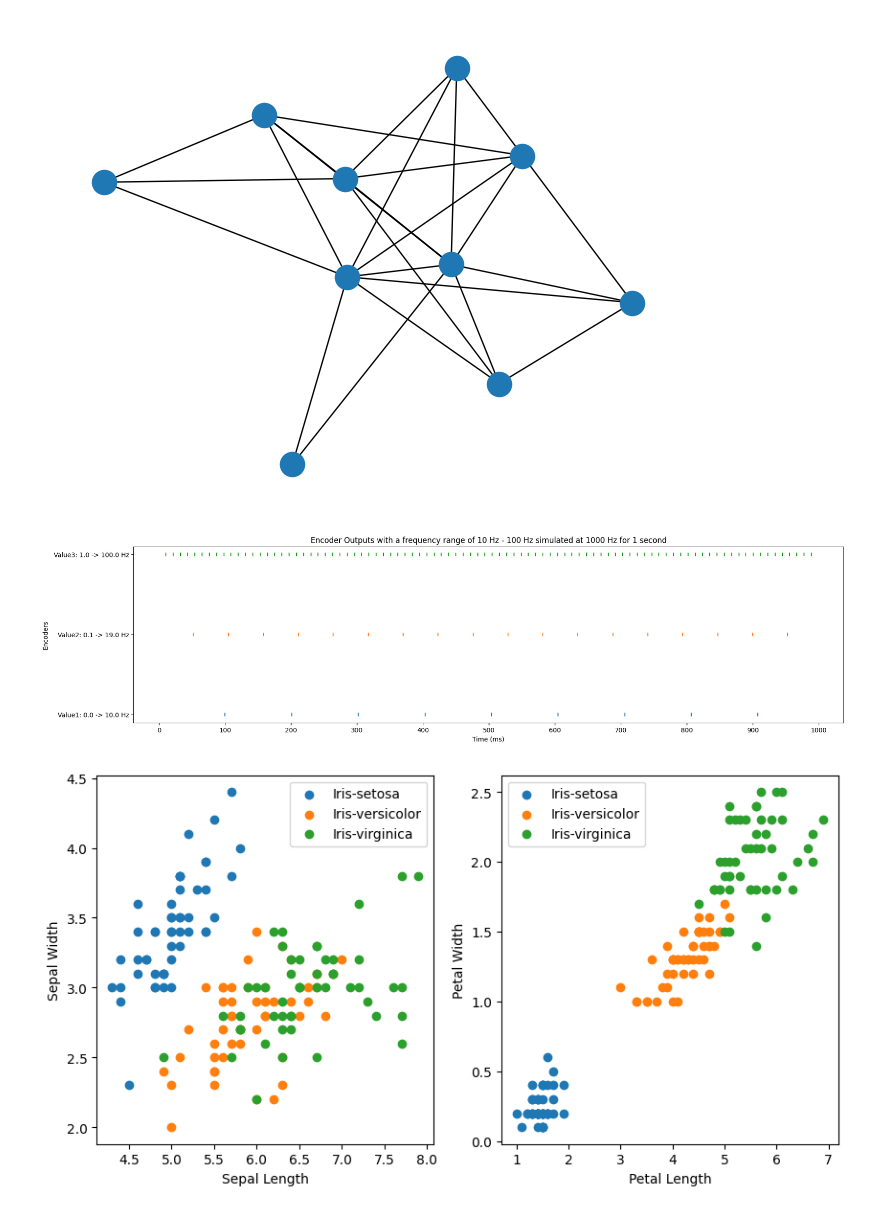
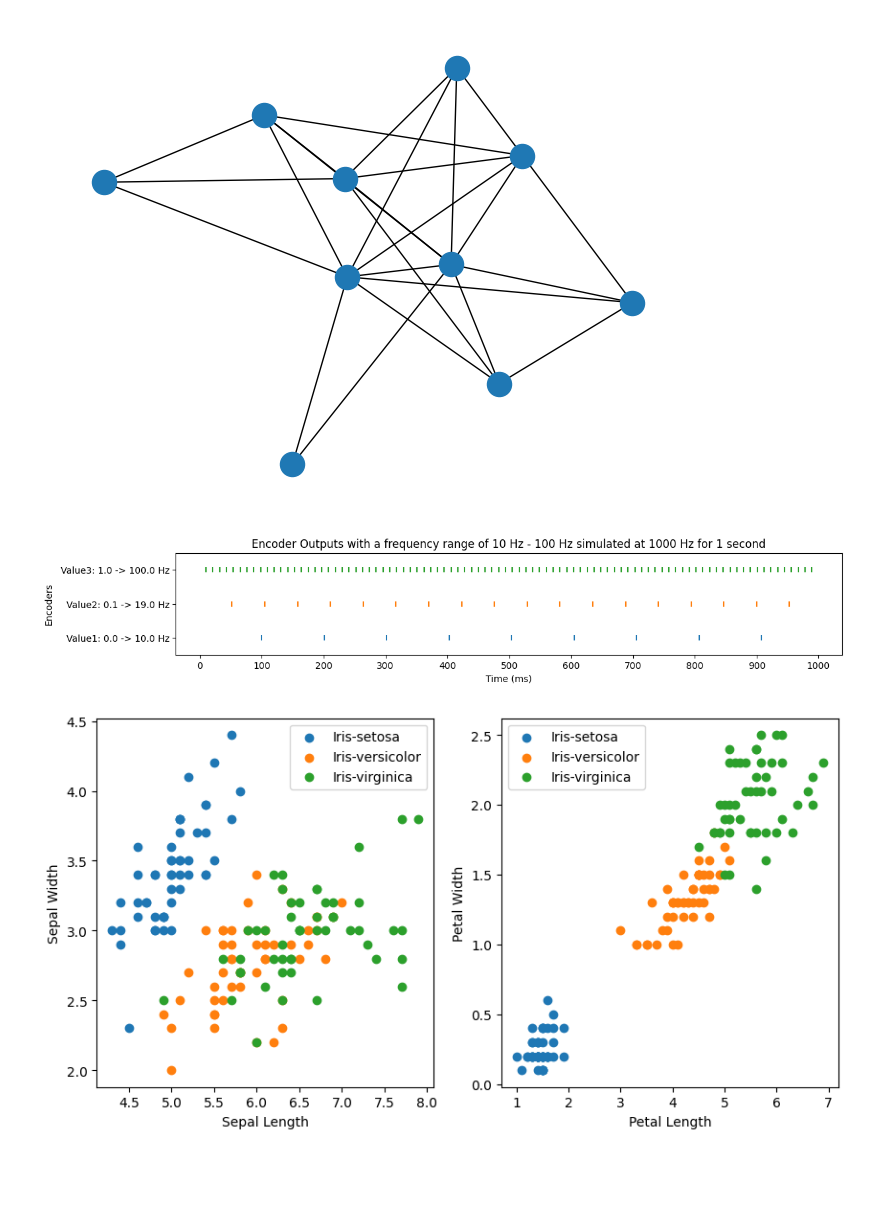
Before and after one commit to rfebbo/SNN_DPE, a Jupyter notebook: snn_dpe_iris_test.ipynb, the cells around one changed output. Saved outputs shown, nothing was run; the diff lists cells and outputs as text; code cells hidden in the pictures; blank space fills up the shorter version.

Commit message:
Cleaned up enc plot

```diff
--- a/snn_dpe_iris_test.ipynb
+++ b/snn_dpe_iris_test.ipynb
@@ -160,36 +160,36 @@ if test_encoder | test_all:
     e1.set_value(value1)
     e2.set_value(value2)
     e3.set_value(value3)
 
     # simulate for one second
     fires1 = []
     fires2 = []
     fires3 = []
     for t in range(sim_f):
         if e1.update():
             fires1.append(t)
 
         if e2.update():
             fires2.append(t)
 
         if e3.update():
             fires3.append(t)
 
-    fig = plt.subplots(figsize=(20,5))
+    fig = plt.subplots(figsize=(13,2))
     plt.title(f'Encoder Outputs with a frequency range of {min_f} Hz - {max_f} Hz simulated at {sim_f} Hz for 1 second')
     e_labels=[f'Value1: {value1} -> {e1.value_f} Hz',f'Value2: {value2} -> {e2.value_f} Hz',f' Value3: {value3} -> {e3.value_f} Hz']
     plt.yticks(ticks=[1, 2, 3], labels=e_labels)
     plt.ylabel('Encoders')
-
+    plt.ylim(0.5, 3.5)
     plt.xlabel('Time (ms)')
 
     plt.xticks(ticks=range(0, sim_f + 1, 100))
 
     plt.scatter(fires1, np.ones(len(fires1)) * 1, marker='|')
     plt.scatter(fires2, np.ones(len(fires2)) * 2, marker='|')
     plt.scatter(fires3, np.ones(len(fires3)) * 3, marker='|')
 # %% [output]
-[figure, old version]
+[figure, new version]
 # %%
 # read in the Iris data, can be a subset where the data is limited to 2 classes and 2 attributes
 def read_iris_data(filepath, subset=False):
```
Also changed, not shown: parts of 1 cell of this notebook.
